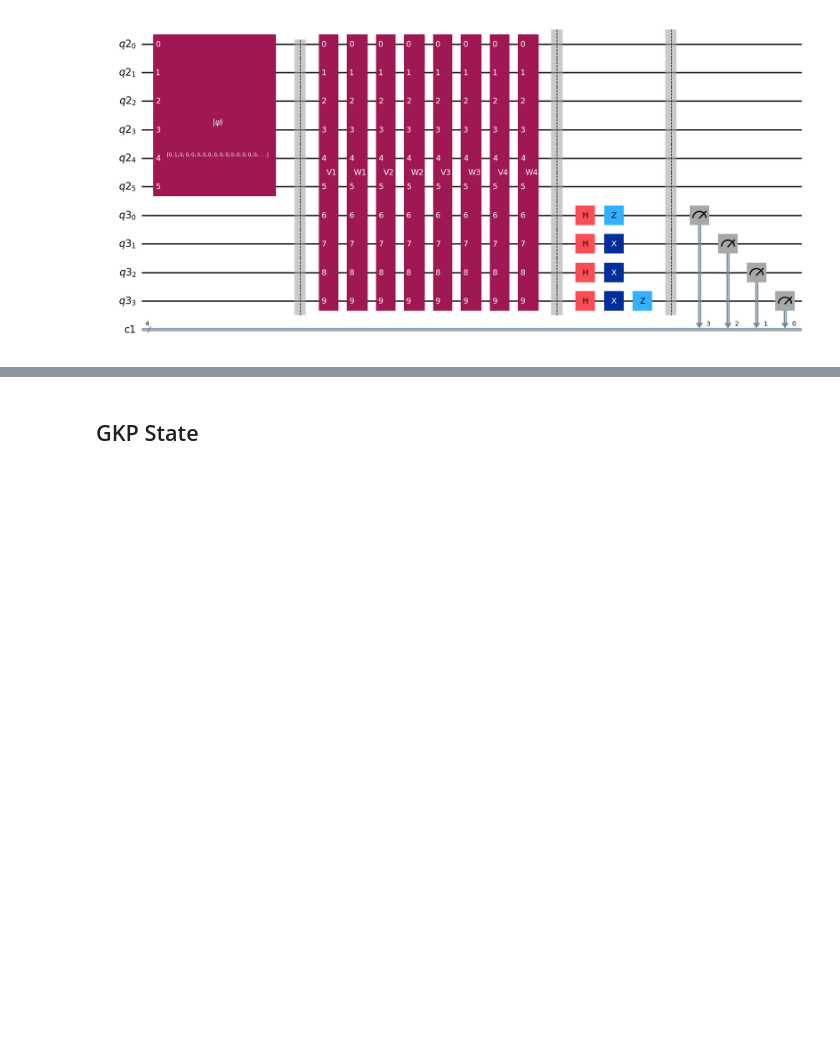
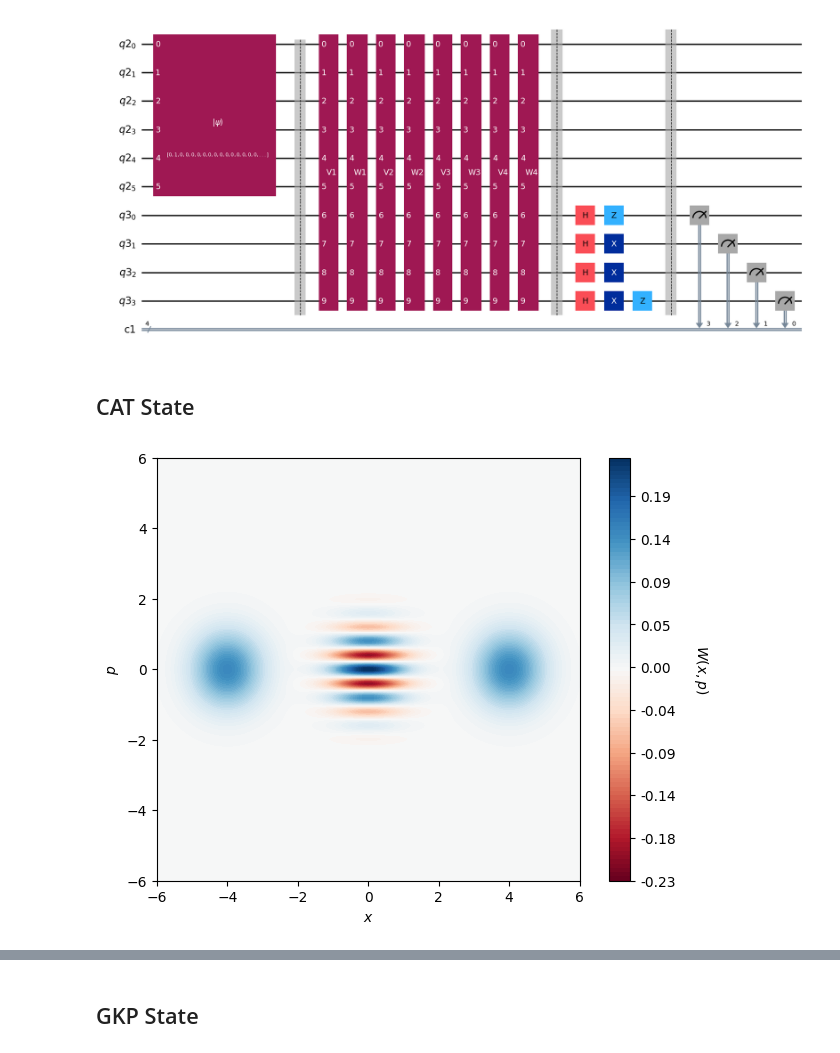
Before and after one commit to shubdeepmohapatra01/ISCA2025-Tutorial, a Jupyter notebook: bosonic-qiskit-tutorial/bq_tutorial.ipynb, the cells around one changed output, grey strips where cells are left out. Saved outputs shown, nothing was run; the diff lists cells and outputs as text; code cells hidden in the pictures; blank space fills up the shorter version.

```diff
--- a/bosonic-qiskit-tutorial/bq_tutorial.ipynb
+++ b/bosonic-qiskit-tutorial/bq_tutorial.ipynb
@@ -235,3 +131,31 @@ plot_histogram(result.get_counts())
 circuit.draw('mpl')
 # %% [output]
 [figure]
+# %% [markdown]
+## CAT State
+# %%
+Nmodes=1
+Nqubits = 1
+
+qmr = c2qa.QumodeRegister(num_qumodes=1, num_qubits_per_qumode=6,name='qmode')
+qbr = QuantumRegister(1,name = 'qbit')
+cbr = ClassicalRegister(1)
+circuit = c2qa.CVCircuit(qmr, qbr, cbr)
+
+cutoff = 2**6
+alpha = 4.0/np.sqrt(2)
+
+cdReal = state_generation.CD_real(cutoff,-alpha)
+CD_real_gate = UnitaryGate(cdReal.full(), label='CD')
+circuit.append(CD_real_gate, qmr[:] + qbr[:])  ## add custom gate :- displacement on qumode position conditioned on qubit state
+
+cdImaginary = state_generation.CD_imaginary(cutoff,-alpha)
+CD_imag_gate = UnitaryGate(cdImaginary.full(), label='Disentangle')
+circuit.append(CD_imag_gate, qmr[:] + qbr[:])  ## add custom gate :- rotation on qubit state conditioned on qumode position
+
+
+stateop, result, _ = c2qa.util.simulate(circuit,shots = 1024)
+
+fig = c2qa.wigner.plot_wigner(circuit, stateop)
+# %% [output]
+[figure, added]
```
Also changed, not shown: parts of 17 cells of this notebook.
